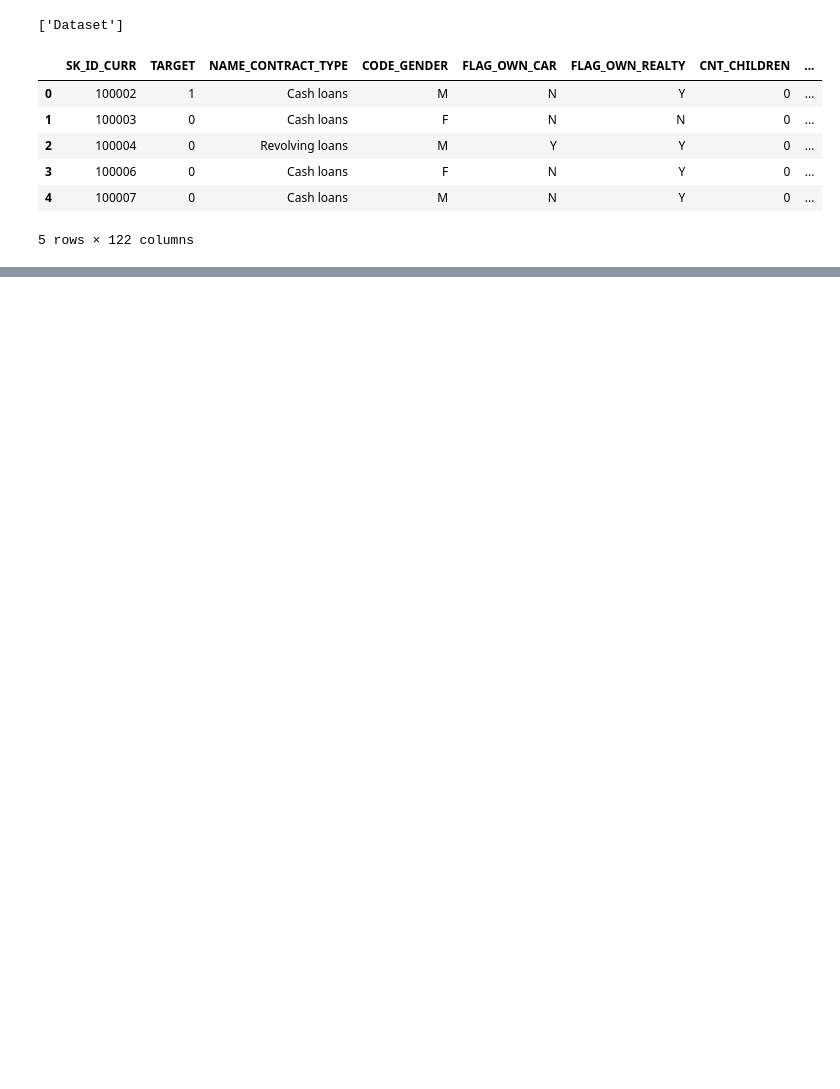
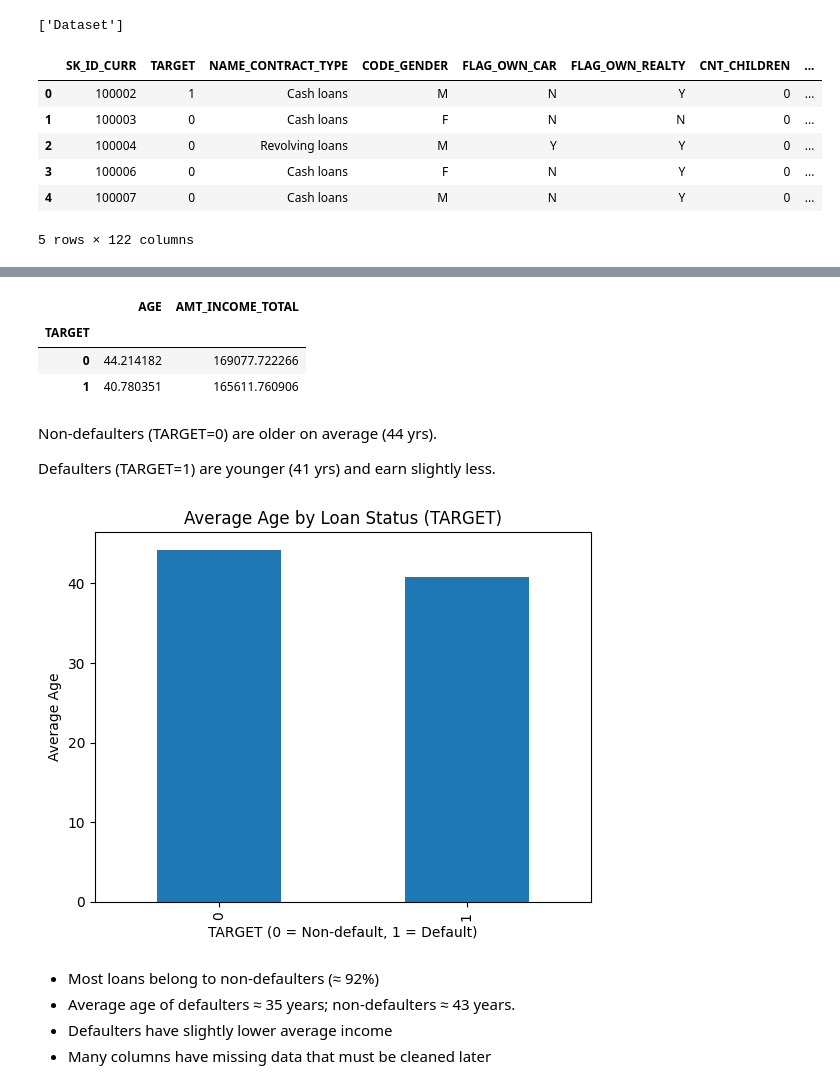
Before and after one commit to nandhakumar-v-19/Home-Loan-Default-Risk-Management, a Jupyter notebook: Home_Loan_Default_Risk_Management.ipynb, the cells around one changed output, grey strips where cells are left out. Drawn from its saved outputs; the diff is of its cells as text; code cells hidden in the pictures; blank space fills up the shorter version.

```diff
--- a/Home_Loan_Default_Risk_Management.ipynb
+++ b/Home_Loan_Default_Risk_Management.ipynb
@@ -64,0 +224,9 @@ Reinitialized existing Git repository in /content/.git/
+# %%
+# Load dataset ----> Load application_train.csv into Python
+import pandas as pd
+
+# Load the dataset
+app_df = pd.read_csv("/content/datasets/Dataset/application_train.csv")
+
+# Confirm it’s loaded
+print("✅ File Loaded Successfully!")
@@ -64,0 +309,3 @@ Reinitialized existing Git repository in /content/.git/
+# %%
+app_df['AGE'] = abs(app_df['DAYS_BIRTH'] / 365)
+app_df.head(5)
@@ -64,0 +329,27 @@ Reinitialized existing Git repository in /content/.git/
+# %%
+app_df.groupby('TARGET')[['AGE','AMT_INCOME_TOTAL']].mean()
+# %% [output]
+|  | AGE | AMT_INCOME_TOTAL |
+| TARGET |  |  |
+| 0 | 44.214182 | 169077.722266 |
+| 1 | 40.780351 | 165611.760906 |
+# %% [markdown]
+Non-defaulters (TARGET=0) are older on average (44 yrs).
+
+Defaulters (TARGET=1) are younger (41 yrs) and earn slightly less.
+# %%
+# Visualization
+import matplotlib.pyplot as plt
+
+app_df.groupby('TARGET')['AGE'].mean().plot(kind='bar')
+plt.title("Average Age by Loan Status (TARGET)")
+plt.xlabel("TARGET (0 = Non-default, 1 = Default)")
+plt.ylabel("Average Age")
+plt.show()
+# %% [output]
+[figure, added]
+# %% [markdown]
+*   Most loans belong to non-defaulters (≈ 92%)
+*   Average age of defaulters ≈ 35 years; non-defaulters ≈ 43 years.
+*   Defaulters have slightly lower average income
+*    Many columns have missing data that must be cleaned later
```
Also changed, not shown: parts of 39 cells of this notebook.
